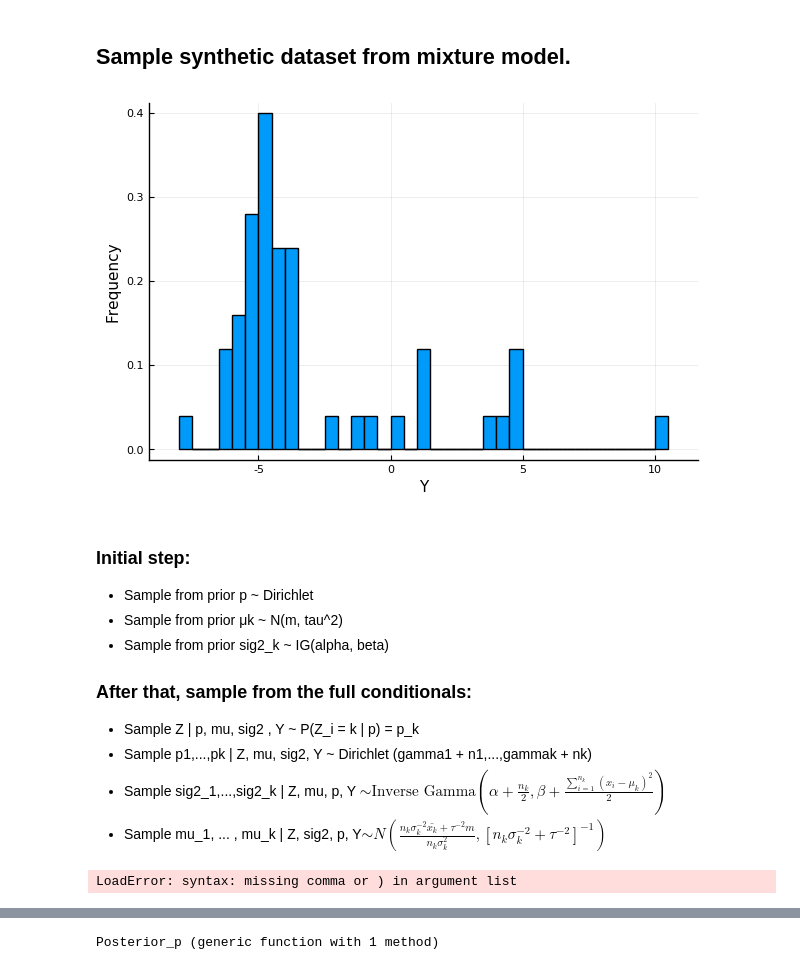
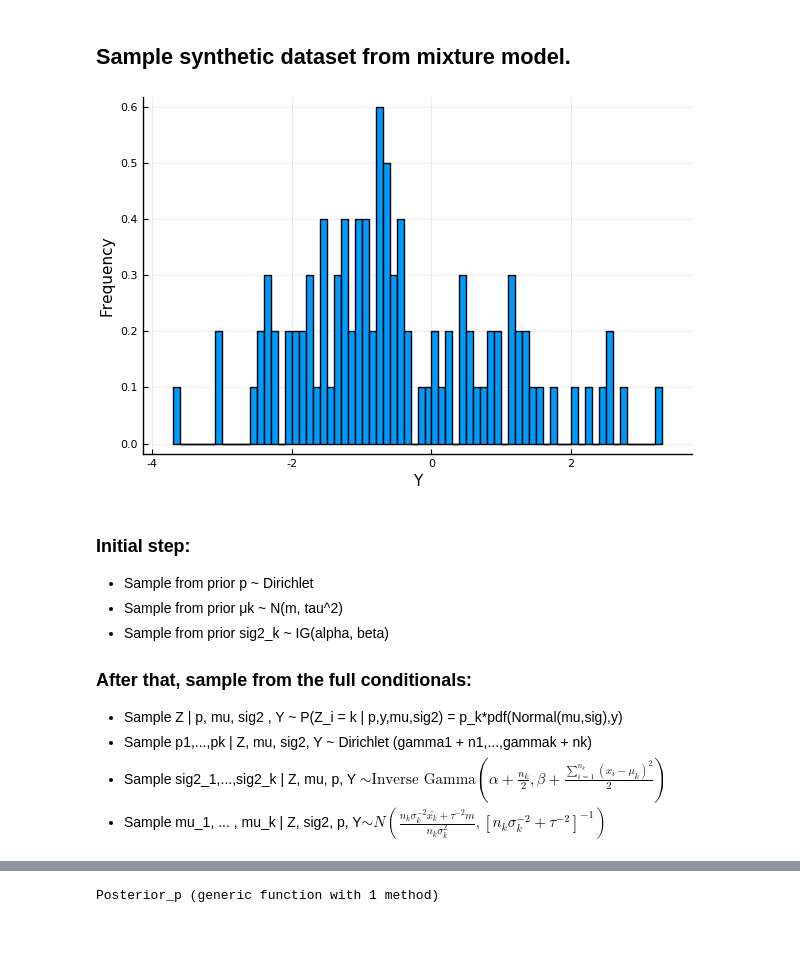
Before and after one commit to davibarreira/Computational_Statistics, a Jupyter notebook: Exercises2/Sheet2 Exercise 6.ipynb, the cells around one changed output, grey strips where cells are left out. Saved outputs shown, nothing was run; the diff lists cells and outputs as text; code cells hidden in the pictures; blank space fills up the shorter version.

```diff
--- a/Exercises2/Sheet2 Exercise 6.ipynb
+++ b/Exercises2/Sheet2 Exercise 6.ipynb
@@ -8,22 +8,22 @@ Plots.PyPlotBackend()
 # %% [markdown]
 ## Sample synthetic dataset from mixture model.
 # %%
-mu    = [-5,0,5]
-sigma2= [1,2,3]
-p     = [0.5,0.2,0.3]
+mu    = [-1,1]
+sigma2= [1,1]
+p     = [0.7,0.3]
 w = Weights(p)
-M = 50
+M = 100
 X = zeros(M)
-s = sample(1:3, w,M)
+s = sample(1:2, w,M)
 for i = 1:M
     j = s[i]
     X[i]+= rand(Normal(mu[j],sigma2[j]))
 end
 
 p = histogram(X,xlabel="Y",ylabel="Frequency",normalize=true,legend=false,nbins=M)
-savefig(p,"./images/Ex6.png")
+# savefig(p,"./images/Ex6.png")
 # %% [output]
-[figure, old version]
+[figure, new version]
 # %% [markdown]
 ### Initial step:
 * Sample from prior p      ~ Dirichlet
@@ -31,7 +31,7 @@ savefig(p,"./images/Ex6.png")
 * Sample from prior sig2_k ~ IG(alpha, beta)
 
 ### After that, sample from the full conditionals:
-* Sample Z | p, mu, sig2 , Y ~ P(Z_i = k | p) = p_k
+* Sample Z | p, mu, sig2 , Y ~ P(Z_i = k | p,y,mu,sig2) = p_k*pdf(Normal(mu,sig),y)
 * Sample p1,...,pk | Z, mu, sig2, Y ~ Dirichlet (gamma1 + n1,...,gammak + nk)
 * Sample sig2_1,...,sig2_k | Z, mu, p, Y $\sim
 \text{Inverse Gamma}\left(
@@ -46,23 +46,32 @@ N\left(
 , [n_k\sigma_k^{-2} + \tau^{-2}]^{-1}
 \right)$
 # %%
-k = 3
-gamma, m, tau, alpha, beta = [1,1,1],0,1,3,1
 
-function SamplePosterior_Z(p,M)
-    z = sample(1:3, Weights(p),M);
+function SamplePosterior_Z(p,M,mu,sig,y)
+    z = zeros(M)
+    for n =1:M
+        w = zeros(k)
+        for i=1:k
+            w[i] = p[i]*pdf(Normal(mu[i],sqrt(sig[i])),y[n])
+        end
+        z[n] = sample(1:k, Weights(w))
+    end
+#     print(countmap(z))
     return z
 end
 
+
 function SamplePosterior_p(z, gamma)
     n = countmap(z)
+    gamma_p = zeros(k)
     for i = 1:k
         try
-            gamma[i] += n[i]
+            gamma_p[i] = gamma[i] + n[i]
         catch
+            gamma_p[i] = gamma[i]
         end
     end
-    p = rand(Dirichlet(gamma))
+    p = rand(Dirichlet(gamma_p))
     return p
 end
 
@@ -76,8 +85,8 @@ function SamplePosterior_sigma(z,mu,alpha,beta,y)
         catch
             alpha_p = alpha
         end
-        beta_p  = beta + sum((y[z .== 1].-mu[i]).^2)/2
-        sig[i] = rand(InverseGamma(alpha_p,beta_p^-1))
+        beta_p  = beta + sum((y[z .== i].-mu[i]).^2)/2
+        sig[i] = rand(InverseGamma(alpha_p,beta_p^(-1)))
     end
     return sig
 end
@@ -89,12 +98,13 @@ function SamplePosterior_mu(z,m,tau,sig)
         m_p = m
         tau_p = tau
         try
-            m_p = (n[i]*(sig[i]^(-1))*(sum(X[z .== 1])/n[i])+(tau^(-1))*m)/(n[i]*(sig[i]^(-1)+(tau^(-1))))
-            tau_p = (n[i]*(sig[i]^(-1))+(tau^(-1)))^-1
+            m_p = ( (sig[i]^(-1))*(sum(y[z .== i])) + (tau^(-1))*m ) / ( n[i]*(sig[i]^(-1) + (tau^(-1))) )
+            tau_p = 1/((n[i]*sig[i]^(-1))+tau^(-2))
         catch
             m_p = m
             tau_p = tau
         end
+#         println(m_p,"\t", tau_p)
         mu[i]   = rand(Normal(m_p,tau_p))
     end
     return mu
@@ -104,23 +114,25 @@ end
 function Gibbs_Sampler_Mixture(steps,y,k,gamma,m,tau,alpha,beta)
     #Initilialize by sampling from the priors
     p   = rand(Dirichlet(gamma))
-    mu  =rand(Normal(m,tau),k)
-    sig = rand(InverseGamma(alpha,beta^-1),k)
+    mu  = rand(Normal(m,tau),k)
+    sig = rand(InverseGamma(alpha,beta^(-1)),k)
 
     # Start the updating
     posterior = zeros(steps,k*3)
     for i = 1:steps
-        z = SamplePosterior_Z(p,M);
+        z = SamplePosterior_Z(p,M,mu,sig,y)
         p = SamplePosterior_p(z,gamma)
+        mu  = SamplePosterior_mu(z,m,tau,sig)
         sig = SamplePosterior_sigma(z,mu,alpha,beta,y)
-        mu  = SamplePosterior_mu(z,m,tau,sig)
         posterior[i,:] = posterior[i,:] + vcat(p,mu,sig)
+#         println(posterior[i,:])
     end
     return posterior
 end
 
-steps = 1_000
+steps = 1000
 y     = X
+k = 2
+# gamma, m, tau, alpha, beta = [1,1,1],0,1,3,3
+gamma, m, tau, alpha, beta = [1,1],0,1,2,2
 simulation = Gibbs_Sampler_Mixture(steps,y,k,gamma,m,tau,alpha,beta);
-# %% [output]
-LoadError: syntax: missing comma or ) in argument list
```
Also changed, not shown: parts of 5 cells of this notebook, 3 other files.
